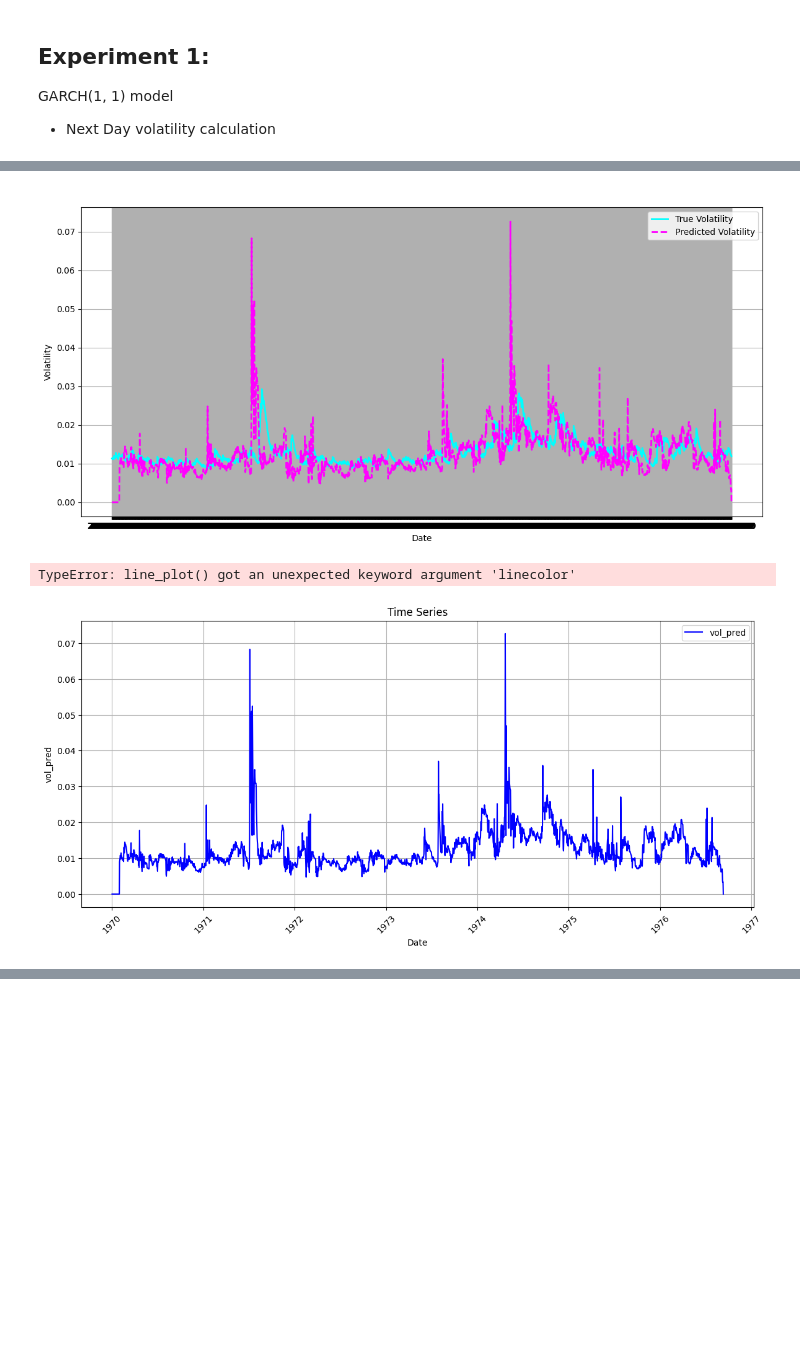
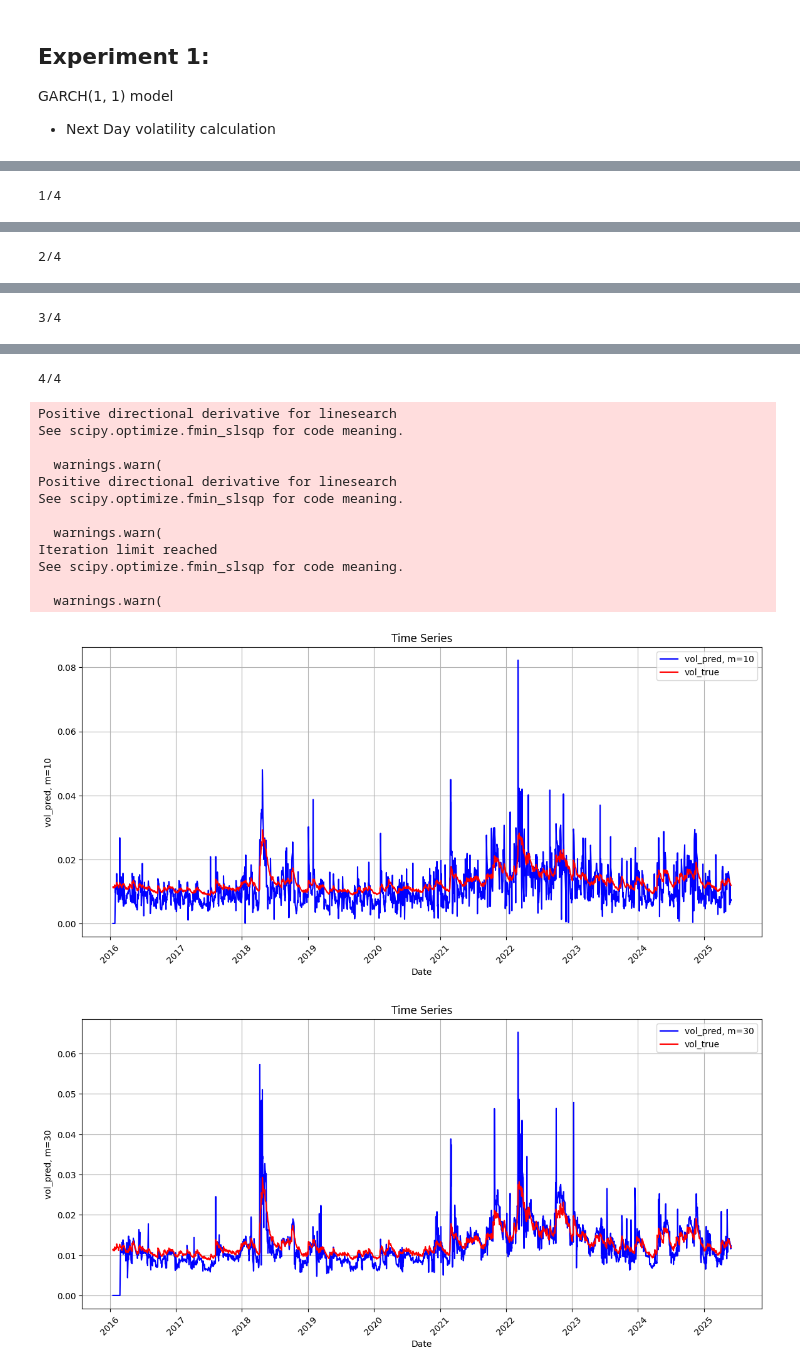
Before and after one commit to panstenos/Commodity-Optionality-Pricing-UCL-Dissertation, a Jupyter notebook: Volatility Models/arch_family.ipynb, the cells around one changed output, grey strips where cells are left out. Cells and saved outputs as stored; diff of their text form; code cells hidden in the pictures; blank space fills up the shorter version.

```diff
--- a/Volatility Models/arch_family.ipynb
+++ b/Volatility Models/arch_family.ipynb
@@ -58,35 +142,20 @@ vols_true = res.conditional_volatility
-# %%
-# Plot with dark background
-plt.style.use('default')
-plt.figure(figsize=(12, 6))
-
-# Plot lines
-plt.plot(df['date'], vols_true, label='True Volatility', linewidth=2, color='cyan')
-plt.plot(df['date'], vols_pred, label='Predicted Volatility', linewidth=2, linestyle='--', color='magenta')
-
-# Labels and title in white
-plt.title('True vs Predicted Volatility Over Time', color='white', fontsize=14)
-plt.xlabel('Date')
-plt.ylabel('Volatility')
-
-# Customize ticks
-plt.tick_params(axis='x')
-plt.tick_params(axis='y')
-
-# Grid
-plt.grid(True)
-
-# Legend
-plt.legend()
-
-# Layout
-plt.tight_layout()
-plt.show()
-# %% [output]
-[figure, removed]
-# %%
-ax = line_plot(df['date'], vols_pred, 'vol_pred', show=False)
-_ = line_plot(df['date'], vols_true, 'vol_true', linecolor='red', ax=ax, show=True)
-# %% [output]
-TypeError: line_plot() got an unexpected keyword argument 'linecolor'
-[figure, removed]
+# %%
+for i, context_window_length in enumerate([10, 30, 100, 200]):
+    print(f'{i+1}/{4}')
+    vols_pred = [0]*context_window_length
+    for i in tqdm(range(context_window_length, df.shape[0])):
+        model = arch_model(df['al_lme_prices_log_returns'][i-context_window_length:i], vol='Garch', p=2, q=2, dist='normal', mean='constant', rescale=False)
+        res = model.fit(disp='off')
+        volatility = res.conditional_volatility
+        forecast = res.forecast(horizon=1)
+        next_volatility = np.sqrt(forecast.variance.values[-1 ,0])
+        vols_pred.append(next_volatility)
+
+    model = arch_model(df['al_lme_prices_log_returns'], vol='Garch', p=1, q=1, dist='normal', mean='constant', rescale=False)
+    res = model.fit(disp='off')
+    vols_true = res.conditional_volatility
+
+    ax = line_plot(df['date'], vols_pred, f'vol_pred, m={context_window_length}',show=False)
+    _ = line_plot(df['date'], vols_true, 'vol_true', linecolor='red', ax=ax, show=True)
+# %% [output]
+1/4
@@ -92,0 +179 @@ TypeError: line_plot() got an unexpected keyword argument 'linecolor'
+2/4
@@ -92,0 +197 @@ TypeError: line_plot() got an unexpected keyword argument 'linecolor'
+3/4
@@ -92,0 +215,15 @@ TypeError: line_plot() got an unexpected keyword argument 'linecolor'
+4/4
+Positive directional derivative for linesearch
+See scipy.optimize.fmin_slsqp for code meaning.
+
+  warnings.warn(
+Positive directional derivative for linesearch
+See scipy.optimize.fmin_slsqp for code meaning.
+
+  warnings.warn(
+Iteration limit reached
+See scipy.optimize.fmin_slsqp for code meaning.
+
+  warnings.warn(
+[figure, added]
+[figure, added]
```
Also changed, not shown: parts of 11 cells of this notebook, 5 other files.
